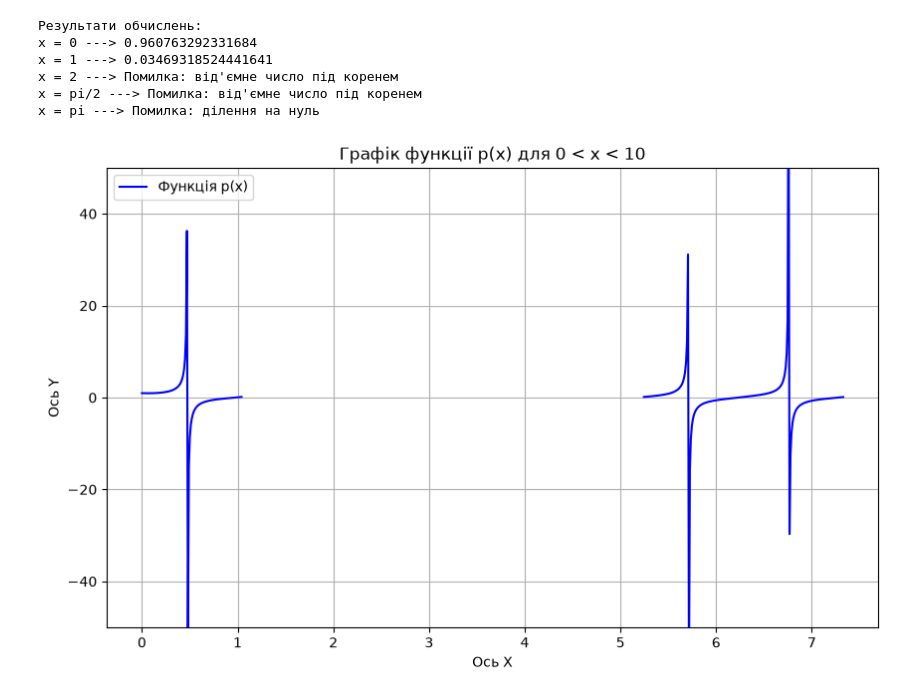
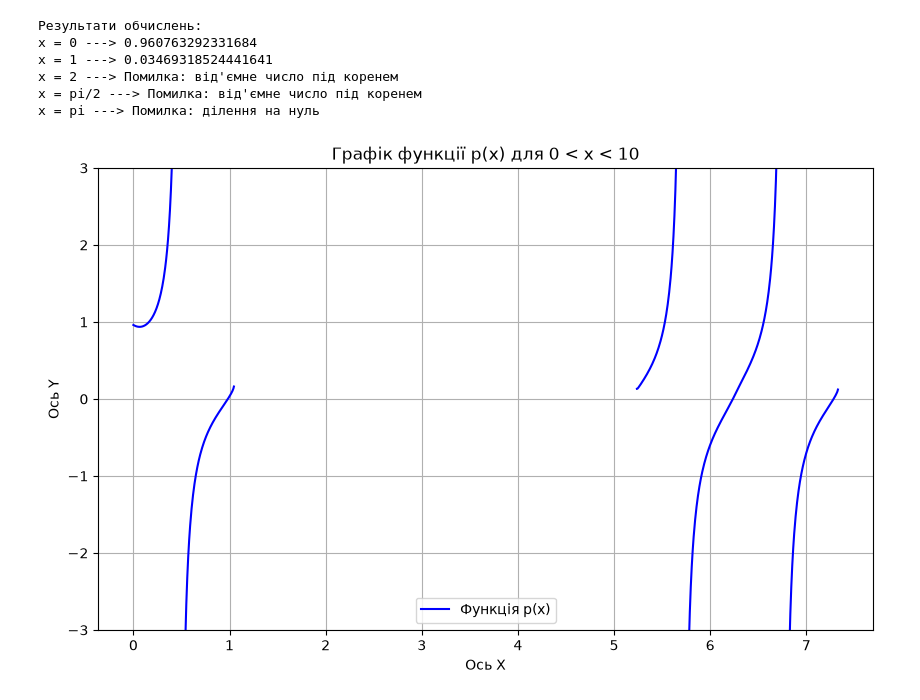
Before and after one commit to Karpenko3/Python, a Jupyter notebook: Lab1/Lab01.ipynb, the cells around one changed output. Drawn from its saved outputs; the diff is of its cells as text; code cells hidden in the pictures.

```diff
--- a/Lab1/Lab01.ipynb
+++ b/Lab1/Lab01.ipynb
@@ -49,33 +49,31 @@ x = pi ---> Помилка: ділення на нуль
 # %%
 import numpy as np
 import matplotlib.pyplot as plt
 
 def calculate_p_graph(x):
     numerator = np.exp(-3 * x) + np.tan(3 * x - 3)
     under_root = np.cos(x) + np.cos(2 * x)
 
-    # Використовуємо маски numpy для обробки помилок у масивах
     root_part = np.where(under_root >= 0, under_root ** 0.25, np.nan)
     sin_part = np.abs(np.sin(x))
     denominator = sin_part + root_part
 
-    # Замінюємо ділення на нуль на nan
     result = np.where(denominator > 0.000001, numerator / denominator, np.nan)
+    result = np.where(np.abs(result) > 10, np.nan, result)
+
     return result
 
-# Генеруємо 1000 точок від 0 до 10
-x_points = np.linspace(0, 10, 1000)
+x_points = np.linspace(0, 10, 2000)
 y_points = calculate_p_graph(x_points)
 
-# Налаштовуємо графік
 plt.figure(figsize=(10, 6))
 plt.plot(x_points, y_points, color='blue', label='Функція p(x)')
 plt.title('Графік функції p(x) для 0 < x < 10')
 plt.xlabel('Ось X')
 plt.ylabel('Ось Y')
-plt.ylim(-50, 50) # Обмежуємо вісь Y, щоб графік був більш читабельним
+plt.ylim(-3, 3)
 plt.grid(True)
 plt.legend()
 plt.show()
 # %% [output]
-[figure, old version]
+[figure, new version]
```
